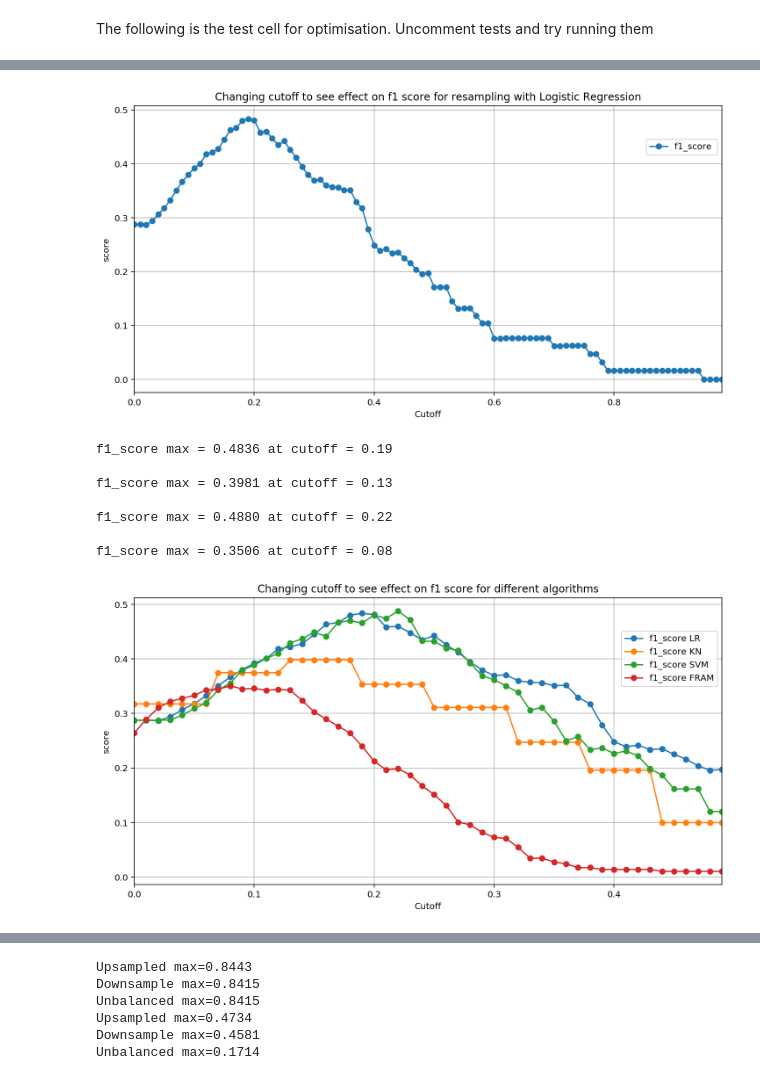
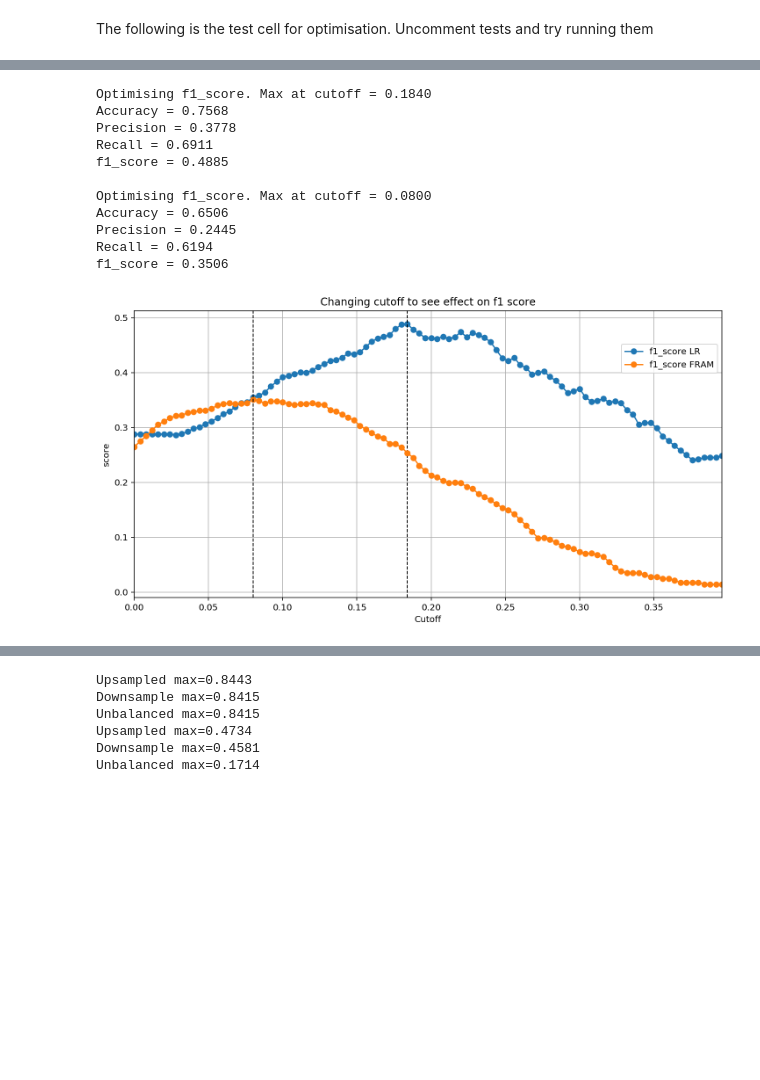
Before and after one commit to ljhowell/machine-learning_CHD, a Jupyter notebook: Optimisation_LR.ipynb, the cells around one changed output, grey strips where cells are left out. Saved outputs shown, nothing was run; the diff lists cells and outputs as text; code cells hidden in the pictures; blank space fills up the shorter version.

```diff
--- a/Optimisation_LR.ipynb
+++ b/Optimisation_LR.ipynb
@@ -468,31 +514,24 @@ for a in algorithms_to_test:
 # %%
-# plt.figure(figsize=(12, 6))
-# plt.title('Changing number of features to see effect on f1 score for optimised LR')
-# t_features(dataset_c, algorithms[a], scale=True, remove_missing = 'drop', resample = 'up',metrics=['f1_score'])
 
 plt.figure(figsize=(12, 6))
-plt.title('Changing cutoff to see effect on f1 score for resampling with {}'.format(a))
-t_cutoff(dataset_c, algorithms[a], scale=True, remove_missing = 'drop',
-         resample = 'none',metrics=['f1_score'],x_max=0.99)
+plt.title('Changing cutoff to see effect on f1 score'.format(a))
+t_cutoff(dataset_c, algorithms["Logistic Regression"], scale=None, remove_missing = 'drop',
+         resample = 'none',metrics=['f1_score'],x_max=0.4,v=1,op='f1_score',label='LR')
+
+t_cutoff_fram(df_fram,metrics=['f1_score'],label='FRAM',x_max=0.4,op='f1_score')
 # %% [output]
+Optimising f1_score. Max at cutoff = 0.1840
+Accuracy = 0.7568
+Precision = 0.3778
+Recall = 0.6911
+f1_score = 0.4885
+
+Optimising f1_score. Max at cutoff = 0.0800
+Accuracy = 0.6506
+Precision = 0.2445
+Recall = 0.6194
+f1_score = 0.3506
-[figure, old version]
+[figure, new version]
-# %%
-# AFTER all the algorithms are optimised to their best, we can compare with plots like the following:
-plt.figure(figsize=(12, 6))
-plt.title('Changing cutoff to see effect on f1 score for different algorithms')
-t_cutoff(dataset_c, log_regressor, metrics=[metric], label='LR')
-t_cutoff(dataset_c, k_neighbors, metrics=['f1_score'], label='KN')
-t_cutoff(dataset_c, support_vector_m, metrics=['f1_score'], label='SVM')
-t_cutoff_fram(df_fram,metrics=['f1_score'],label='FRAM')
-# %% [output]
-f1_score max = 0.4836 at cutoff = 0.19
-
-f1_score max = 0.3981 at cutoff = 0.13
-
-f1_score max = 0.4880 at cutoff = 0.22
-
-f1_score max = 0.3506 at cutoff = 0.08
-[figure, removed]
 # %%
 #histogram of freq of each % chance predicted by model. Shows the distribution of what the model predicts.
 
```
Also changed, not shown: parts of 13 cells of this notebook, 1 other file.
